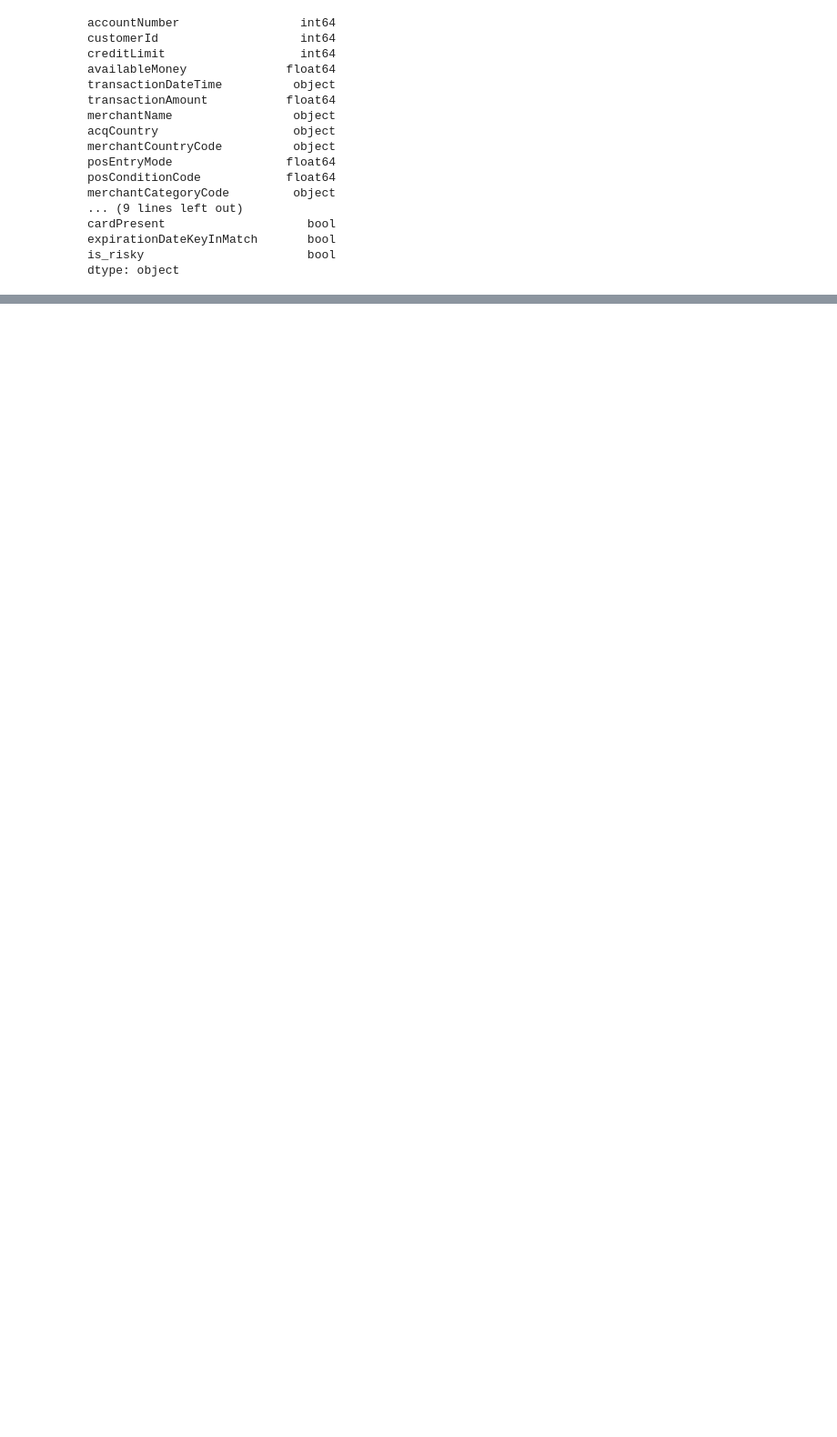
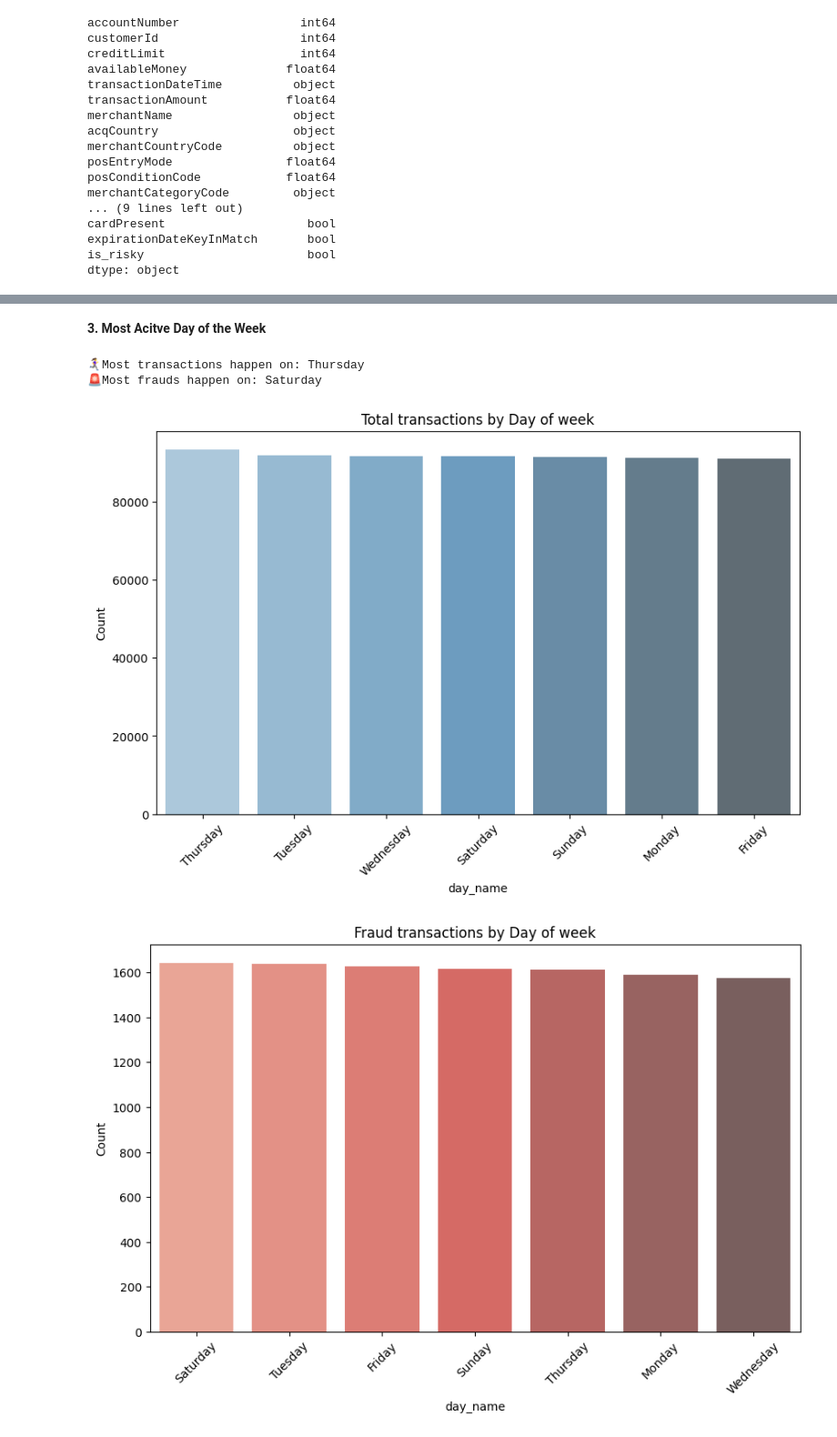
Before and after one commit to AsmitaOjha/Internship_ExtensoData_Work, a Jupyter notebook: Projects/Task_3_EDA/notebook/EDA.ipynb, the cells around one changed output, grey strips where cells are left out. Shown: that part at 91% size. Saved outputs shown, nothing was run; the diff lists cells and outputs as text; code cells hidden in the pictures; blank space fills up the shorter version.

```diff
--- a/Projects/Task_3_EDA/notebook/EDA.ipynb
+++ b/Projects/Task_3_EDA/notebook/EDA.ipynb
@@ -305,0 +415,44 @@ dtype: object
+# %% [markdown]
+**3. Most Acitve Day of the Week**
+# %%
+#extract the day of week ( Sunday = 1, Saturday = 7)
+import matplotlib.pyplot as plt
+df['day_of_week'] = df['transactionDateTime'].dt.dayofweek + 1
+
+day_map = { 1: 'Sunday', 2: 'Monday', 3: 'Tuesday', 4: 'Wednesday', 5: 'Thursday', 6: 'Friday', 7: 'Saturday'}
+df['day_name']= df['day_of_week'].map(day_map)
+
+#total transactons per day
+transactions_by_day = df['day_name'].value_counts()
+
+#fraud transactions per day
+fraud_by_day = df[df['isFraud'] == True]['day_name'].value_counts()
+
+#most active days
+most_active_day = transactions_by_day.idxmax()
+most_fraud_day = fraud_by_day.idxmax()
+
+#most active day
+print(f"🏃‍♀️‍➡️Most transactions happen on: {most_active_day}")
+print(f"🚨Most frauds happen on: {most_fraud_day}")
+
+#transactions per day
+plt.figure(figsize=(10, 6))
+sns.barplot(x=transactions_by_day.index, y=transactions_by_day.values, hue=transactions_by_day.index, alpha=0.8, label='Total Transactions',palette='Blues_d')
+plt.title("Total transactions by Day of week")
+plt.ylabel("Count")
+plt.xticks(rotation=45)
+plt.show()
+
+#fraud per day
+plt.figure(figsize=(10, 6))
+sns.barplot(x=fraud_by_day.index, y=fraud_by_day.values, hue=fraud_by_day.index,alpha=0.8, label='Fraud Transactions', palette='Reds_d')
+plt.title("Fraud transactions by Day of week")
+plt.ylabel("Count")
+plt.xticks(rotation=45)
+plt.show()
+# %% [output]
+🏃‍♀️‍➡️Most transactions happen on: Thursday
+🚨Most frauds happen on: Saturday
+[figure, added]
+[figure, added]
```
Also changed, not shown: parts of 6 cells of this notebook, 1 other file.
